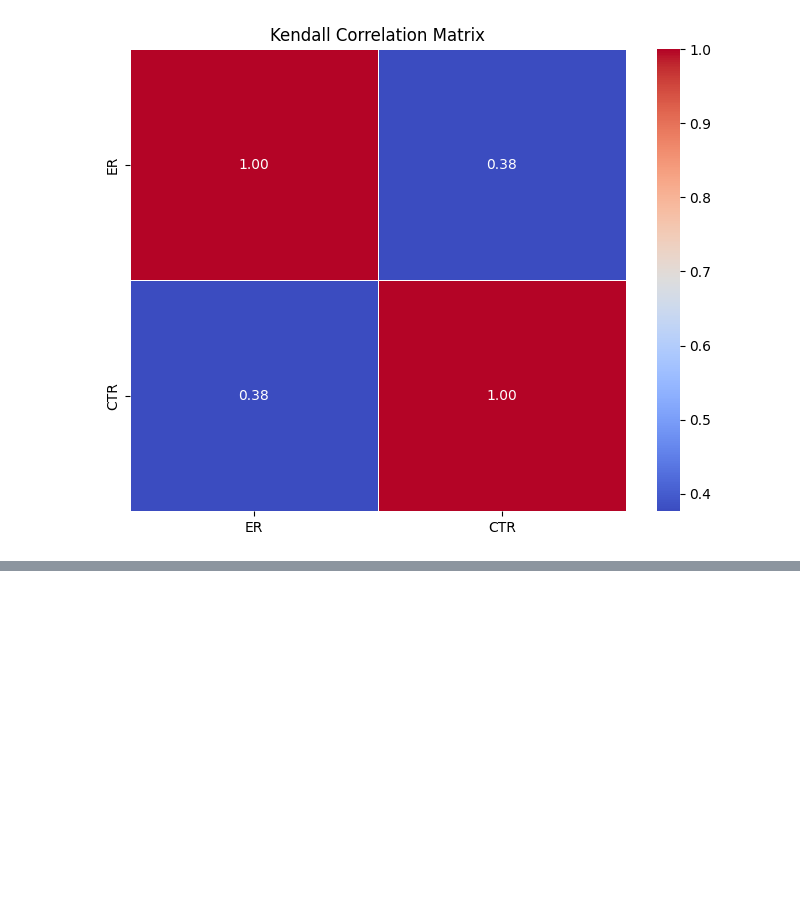
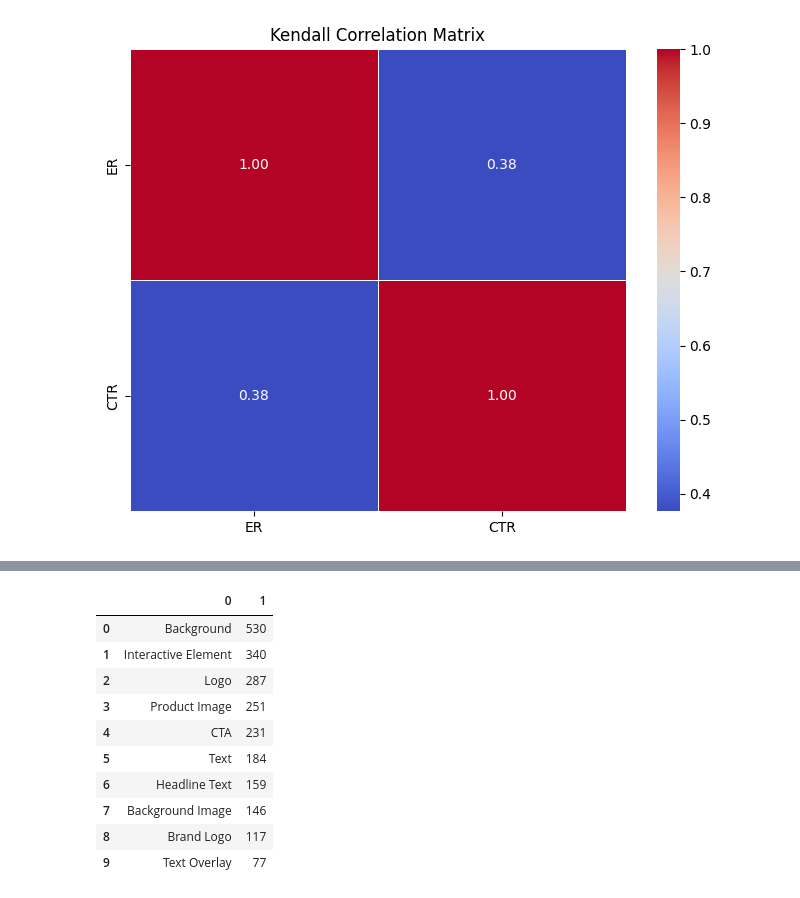
Before and after one commit to GetachewAbebe/Story_Board_Synthesis_for_Digital_Advertizing, a Jupyter notebook: notebooks/EDA.ipynb, the cells around one changed output, grey strips where cells are left out. Cells and saved outputs as stored; diff of their text form; code cells hidden in the pictures; blank space fills up the shorter version.

```diff
--- a/notebooks/EDA.ipynb
+++ b/notebooks/EDA.ipynb
@@ -143,0 +228,4 @@ plt.show()
+# %%
+top_10_asset_categories = asset_categories[:10]
+for category in top_10_asset_categories:
+    print(category)
@@ -143,0 +243,14 @@ plt.show()
+# %%
+pd.DataFrame(top_10_asset_categories)
+# %% [output]
+|  | 0 | 1 |
+| 0 | Background | 530 |
+| 1 | Interactive Element | 340 |
+| 2 | Logo | 287 |
+| 3 | Product Image | 251 |
+| 4 | CTA | 231 |
+| 5 | Text | 184 |
+| 6 | Headline Text | 159 |
+| 7 | Background Image | 146 |
+| 8 | Brand Logo | 117 |
+| 9 | Text Overlay | 77 |
```
Also changed, not shown: parts of 15 cells of this notebook.
